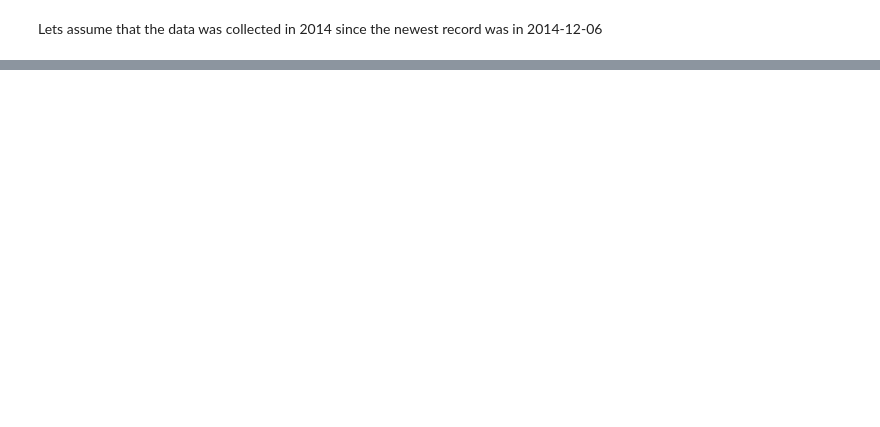
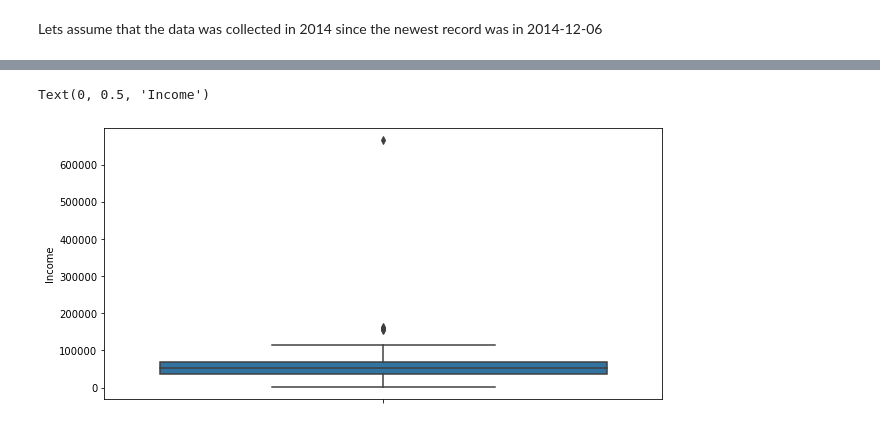
Before and after one commit to XuAnZ0717/XuAnZ, a Jupyter notebook: Customer Segmentation on Clustering Algorithms-checkpoint.ipynb, the cells around one changed output, grey strips where cells are left out. Drawn from its saved outputs; the diff is of its cells as text; code cells hidden in the pictures; blank space fills up the shorter version.

```diff
--- a/Customer Segmentation on Clustering Algorithms-checkpoint.ipynb
+++ b/Customer Segmentation on Clustering Algorithms-checkpoint.ipynb
@@ -389,0 +414,7 @@ cust_data = cust_data.drop(toDrop, axis=1)
+# %%
+plt.figure(figsize=(10,5))
+sns.boxplot(y=cust_data.Income)
+plt.ylabel('Income')
+# %% [output]
+Text(0, 0.5, 'Income')
+[figure, added]
```
Also changed, not shown: parts of 22 cells of this notebook.
